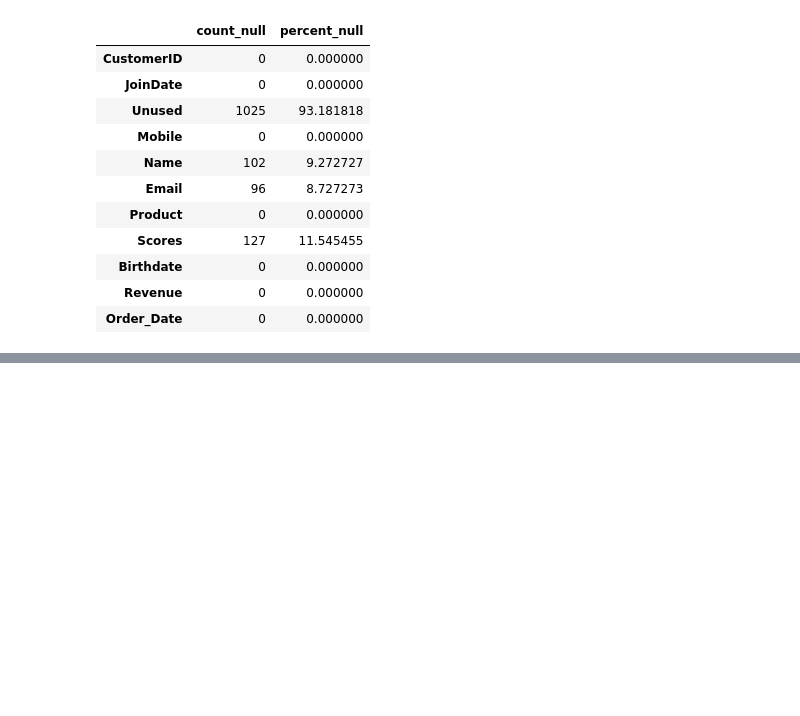
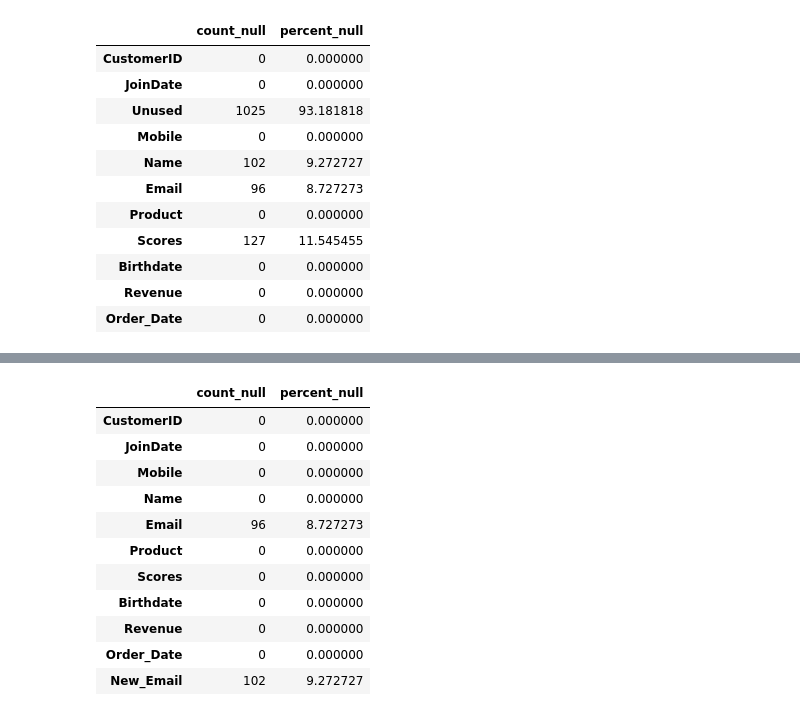
Before and after one commit to Jenn2626/Python, a Jupyter notebook: Clean_Data.ipynb, the cells around one changed output, grey strips where cells are left out. Saved outputs shown, nothing was run; the diff lists cells and outputs as text; code cells hidden in the pictures; blank space fills up the shorter version.

```diff
--- a/Clean_Data.ipynb
+++ b/Clean_Data.ipynb
@@ -342,0 +371,15 @@ find_missing_value(df_sales)
+# %%
+find_missing_value(df_sales)
+# %% [output]
+|  | count_null | percent_null |
+| CustomerID | 0 | 0.000000 |
+| JoinDate | 0 | 0.000000 |
+| Mobile | 0 | 0.000000 |
+| Name | 0 | 0.000000 |
+| Email | 96 | 8.727273 |
+| Product | 0 | 0.000000 |
+| Scores | 0 | 0.000000 |
+| Birthdate | 0 | 0.000000 |
+| Revenue | 0 | 0.000000 |
+| Order_Date | 0 | 0.000000 |
+| New_Email | 102 | 9.272727 |
```
Also changed, not shown: parts of 8 cells of this notebook.
